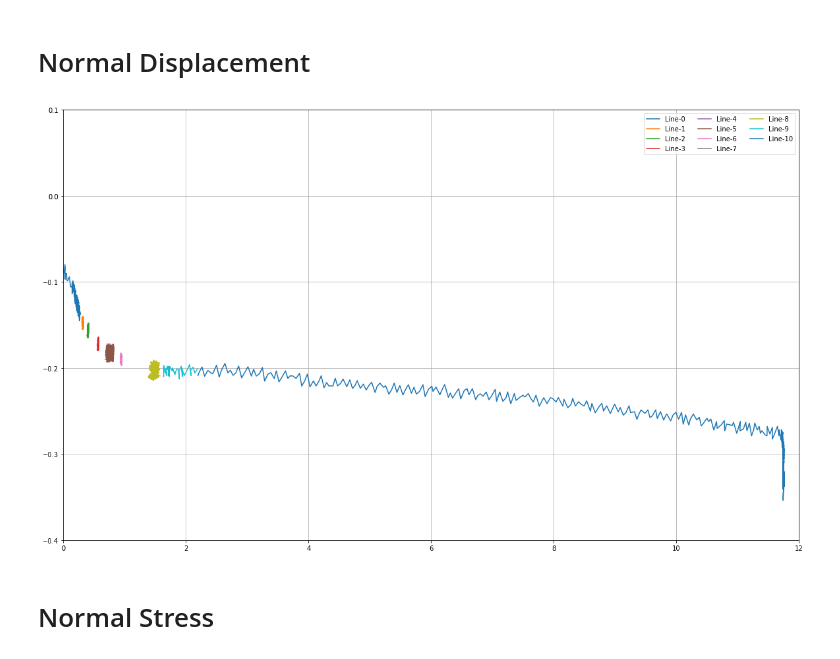
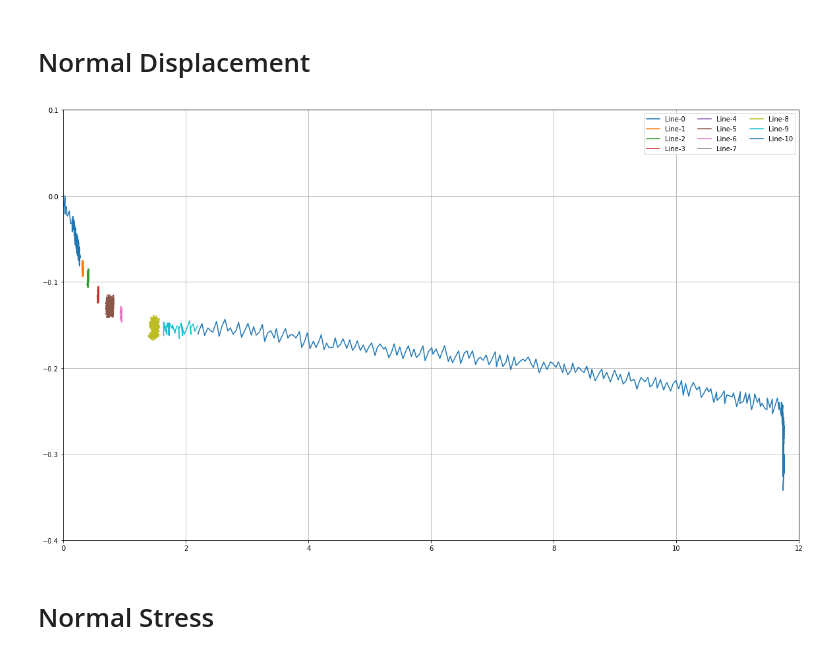
Before and after one commit to haiiliin/svgdatagrabber, a Jupyter notebook: examples/praai2013.ipynb, the cells around one changed output. Saved outputs shown, nothing was run; the diff lists cells and outputs as text; code cells hidden in the pictures.

```diff
--- a/examples/praai2013.ipynb
+++ b/examples/praai2013.ipynb
@@ -69,24 +69,24 @@ ax.get_figure().savefig('results/w-sign.pdf', bbox_inches='tight', pad_inches=0.
 # %%
 from svgdatagrabber import SvgPathParser
 
 parser = SvgPathParser(
     "praai2013.svg",
     xrange=(0, 3000),
     yrange=(3300, 4500),
     min_segments=6,
     tolerance=1,
 )
 parser.csys.setup_xaxis(start=(1222.8, 3411.1), end=(2901.3, 3411.1), xstart=0.0, xend=12.0, y=-0.4)
-parser.csys.setup_yaxis(start=(1222.8, 3411.1), end=(1222.8, 4641.9), ystart=-0.4, yend=0.0, x=0.0)
+parser.csys.setup_yaxis(start=(1222.8, 3411.1), end=(1222.8, 4641.9), ystart=-0.4, yend=0.1, x=0.0)
 
 paths = parser.parse()
 paths.to_csv("results/w-u.csv", x="w", y="u")
 ax = paths.plot(fig_kwargs=dict(figsize=(20, 12)))
 ax.set_xlim(0, 12)
 ax.set_ylim(-0.4, 0.1)
 ax.get_figure().savefig('results/w-u.pdf', bbox_inches='tight', pad_inches=0.1)
 # %% [output]
-[figure, old version]
+[figure, new version]
 # %% [markdown]
 # Normal Stress
 # %%
```
Also changed, not shown: 2 other files.
